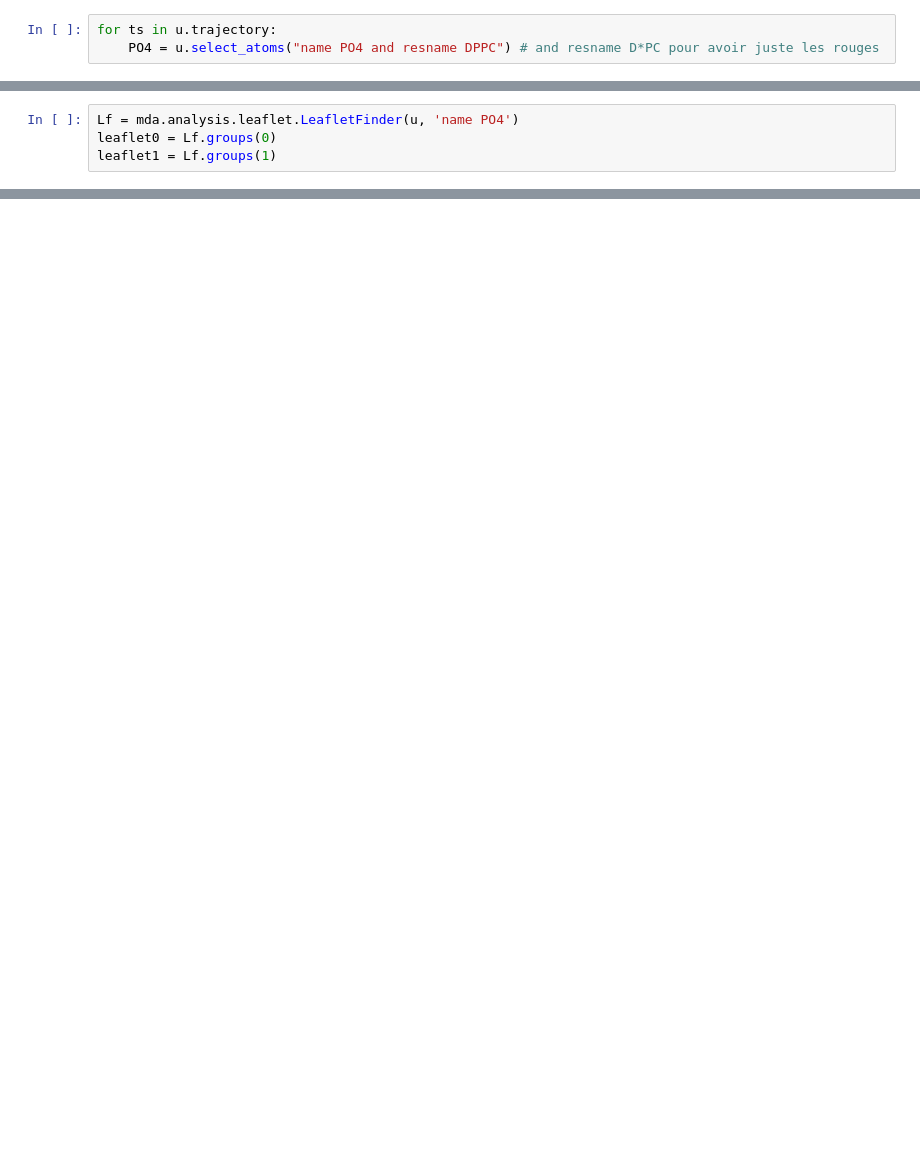
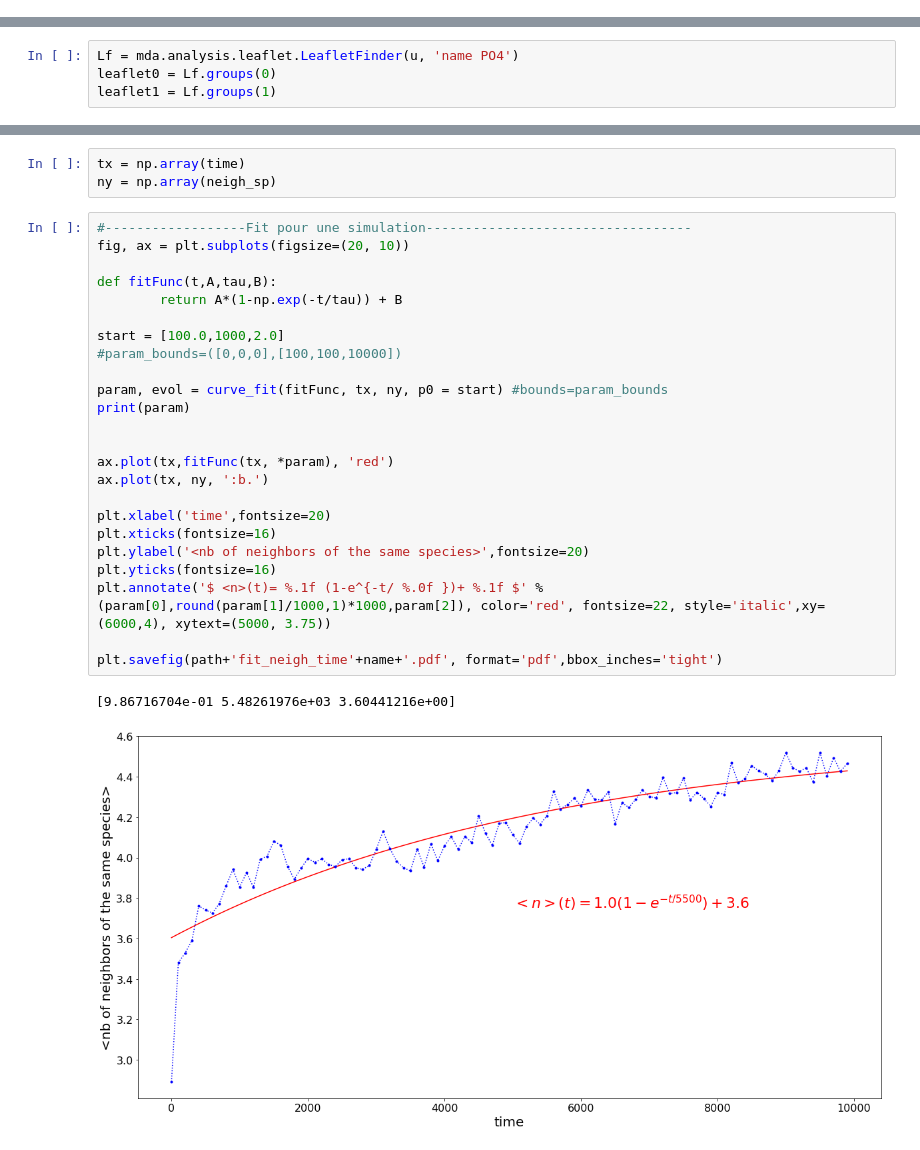
Before and after one commit to JulieCornet/scripts_analysis, a Jupyter notebook: phase_separation_quantification.ipynb, the cells around one changed output, grey strips where cells are left out. Cells and saved outputs as stored; diff of their text form; blank space fills up the shorter version.

```diff
--- a/phase_separation_quantification.ipynb
+++ b/phase_separation_quantification.ipynb
@@ -20,5 +50,2 @@ name = '_DPPC_DIPC_chol_352'
 # %%
 u = mda.Universe( path+fgro, path+fxtc)
-# %%
-for ts in u.trajectory:
-    PO4 = u.select_atoms("name PO4 and resname DPPC") # and resname D*PC pour avoir juste les rouges
@@ -279,0 +329,30 @@ plt.savefig(path+'neigh_time'+name+'.pdf', format='pdf',bbox_inches='tight')
+# %%
+tx = np.array(time)
+ny = np.array(neigh_sp)
+# %%
+#------------------Fit pour une simulation----------------------------------
+fig, ax = plt.subplots(figsize=(20, 10))
+
+def fitFunc(t,A,tau,B):
+        return A*(1-np.exp(-t/tau)) + B
+
+start = [100.0,1000,2.0]
+#param_bounds=([0,0,0],[100,100,10000])
+
+param, evol = curve_fit(fitFunc, tx, ny, p0 = start) #bounds=param_bounds
+print(param)
+
+
+ax.plot(tx,fitFunc(tx, *param), 'red')
+ax.plot(tx, ny, ':b.')
+
+plt.xlabel('time',fontsize=20)
+plt.xticks(fontsize=16)
+plt.ylabel('<nb of neighbors of the same species>',fontsize=20)
+plt.yticks(fontsize=16)
+plt.annotate('$ <n>(t)= %.1f (1-e^{-t/ %.0f })+ %.1f $' % (param[0],round(param[1]/1000,1)*1000,param[2]), color='red', fontsize=22, style='italic',xy=(6000,4), xytext=(5000, 3.75))
+
+plt.savefig(path+'fit_neigh_time'+name+'.pdf', format='pdf',bbox_inches='tight')
+# %% [output]
+[9.86716704e-01 5.48261976e+03 3.60441216e+00]
+[figure, added]
```
Also changed, not shown: parts of 21 cells of this notebook, 1 other file.
